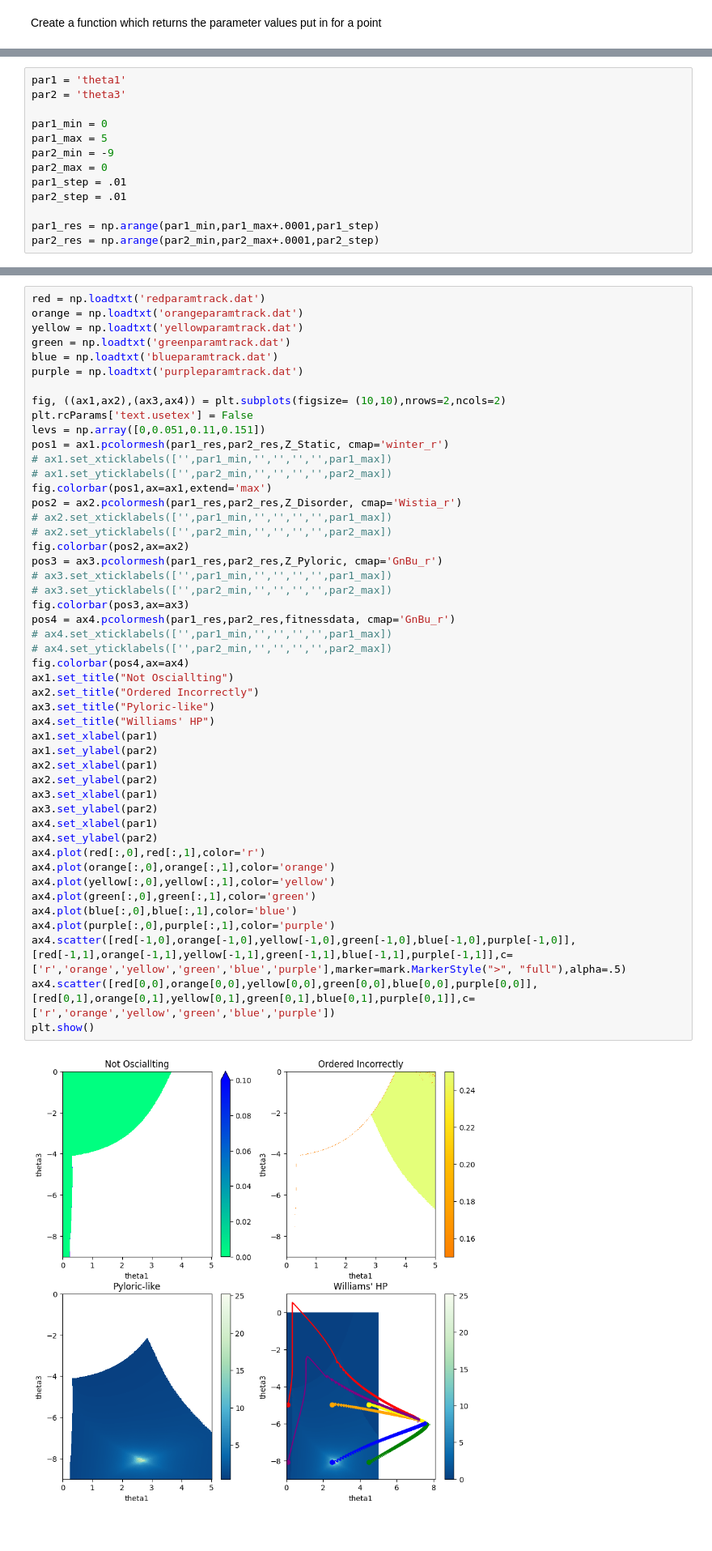
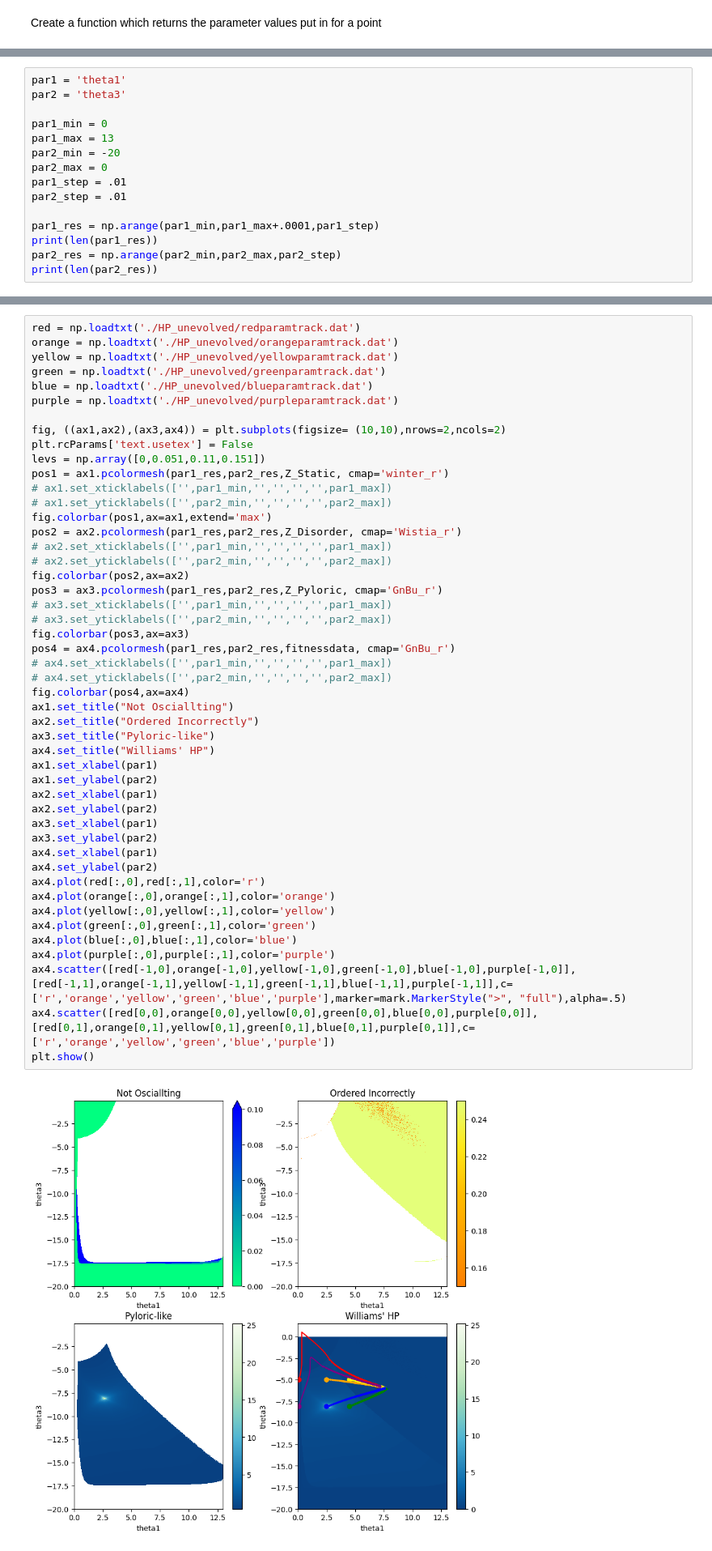
Before and after one commit to ljstolting/EvolvingHP, a Jupyter notebook: Cpp/Viz_ParSpace.ipynb, the cells around one changed output, grey strips where cells are left out. Shown at 81% size. Drawn from its saved outputs; the diff is of its cells as text.

```diff
--- a/Cpp/Viz_ParSpace.ipynb
+++ b/Cpp/Viz_ParSpace.ipynb
@@ -71,11 +174,13 @@ par1 = 'theta1'
 par2 = 'theta3'
 
 par1_min = 0
-par1_max = 5
-par2_min = -9
+par1_max = 13
+par2_min = -20
 par2_max = 0
 par1_step = .01
 par2_step = .01
 
 par1_res = np.arange(par1_min,par1_max+.0001,par1_step)
-par2_res = np.arange(par2_min,par2_max+.0001,par2_step)
+print(len(par1_res))
+par2_res = np.arange(par2_min,par2_max,par2_step)
+print(len(par2_res))
@@ -97,10 +386,10 @@ Z_Pyloric = np.ma.masked_less(fitnessdata,0.3)
 # %%
-red = np.loadtxt('redparamtrack.dat')
-orange = np.loadtxt('orangeparamtrack.dat')
-yellow = np.loadtxt('yellowparamtrack.dat')
-green = np.loadtxt('greenparamtrack.dat')
-blue = np.loadtxt('blueparamtrack.dat')
-purple = np.loadtxt('purpleparamtrack.dat')
+red = np.loadtxt('./HP_unevolved/redparamtrack.dat')
+orange = np.loadtxt('./HP_unevolved/orangeparamtrack.dat')
+yellow = np.loadtxt('./HP_unevolved/yellowparamtrack.dat')
+green = np.loadtxt('./HP_unevolved/greenparamtrack.dat')
+blue = np.loadtxt('./HP_unevolved/blueparamtrack.dat')
+purple = np.loadtxt('./HP_unevolved/purpleparamtrack.dat')
 
 fig, ((ax1,ax2),(ax3,ax4)) = plt.subplots(figsize= (10,10),nrows=2,ncols=2)
 plt.rcParams['text.usetex'] = False
@@ -116,34 +405,34 @@ fig.colorbar(pos2,ax=ax2)
 pos3 = ax3.pcolormesh(par1_res,par2_res,Z_Pyloric, cmap='GnBu_r')
 # ax3.set_xticklabels(['',par1_min,'','','','',par1_max])
 # ax3.set_yticklabels(['',par2_min,'','','','',par2_max])
 fig.colorbar(pos3,ax=ax3)
 pos4 = ax4.pcolormesh(par1_res,par2_res,fitnessdata, cmap='GnBu_r')
 # ax4.set_xticklabels(['',par1_min,'','','','',par1_max])
 # ax4.set_yticklabels(['',par2_min,'','','','',par2_max])
 fig.colorbar(pos4,ax=ax4)
 ax1.set_title("Not Osciallting")
 ax2.set_title("Ordered Incorrectly")
 ax3.set_title("Pyloric-like")
 ax4.set_title("Williams' HP")
 ax1.set_xlabel(par1)
 ax1.set_ylabel(par2)
 ax2.set_xlabel(par1)
 ax2.set_ylabel(par2)
 ax3.set_xlabel(par1)
 ax3.set_ylabel(par2)
 ax4.set_xlabel(par1)
 ax4.set_ylabel(par2)
 ax4.plot(red[:,0],red[:,1],color='r')
 ax4.plot(orange[:,0],orange[:,1],color='orange')
 ax4.plot(yellow[:,0],yellow[:,1],color='yellow')
 ax4.plot(green[:,0],green[:,1],color='green')
 ax4.plot(blue[:,0],blue[:,1],color='blue')
 ax4.plot(purple[:,0],purple[:,1],color='purple')
 ax4.scatter([red[-1,0],orange[-1,0],yellow[-1,0],green[-1,0],blue[-1,0],purple[-1,0]],[red[-1,1],orange[-1,1],yellow[-1,1],green[-1,1],blue[-1,1],purple[-1,1]],c=['r','orange','yellow','green','blue','purple'],marker=mark.MarkerStyle(">", "full"),alpha=.5)
 ax4.scatter([red[0,0],orange[0,0],yellow[0,0],green[0,0],blue[0,0],purple[0,0]],[red[0,1],orange[0,1],yellow[0,1],green[0,1],blue[0,1],purple[0,1]],c=['r','orange','yellow','green','blue','purple'])
 plt.show()
 # %% [output]
-[figure, old version]
+[figure, new version]
 # %%
 #Time Series for all initial points, without HP
 neurongenome = np.array([  1.25966,  11.7919 ,  -8.9466,  -14.1082  , 13.505  ,  15.8346   ,-4.73326, -14.9413 ,   7.13229  , 2.68606 , -5.92321,  -8.09309,   1.0782 ,   1.45534 , 1.713  ])
```
Also changed, not shown: parts of 22 cells of this notebook, 19 other files.
